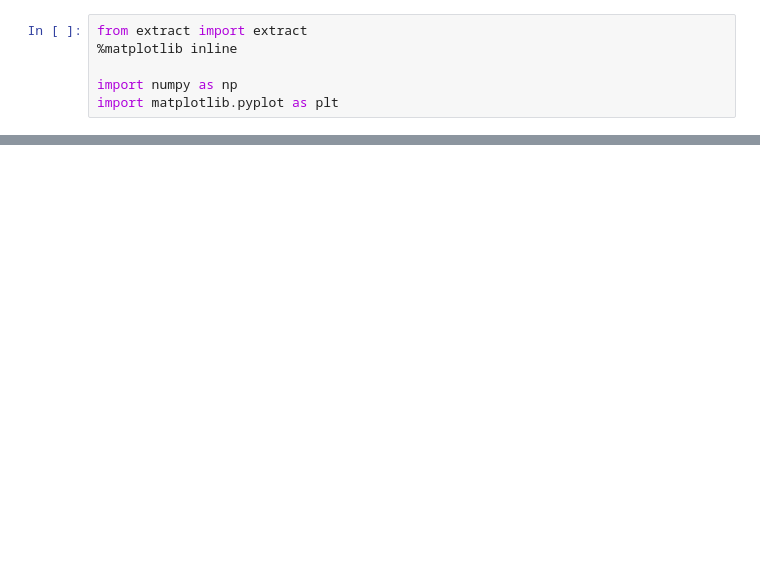
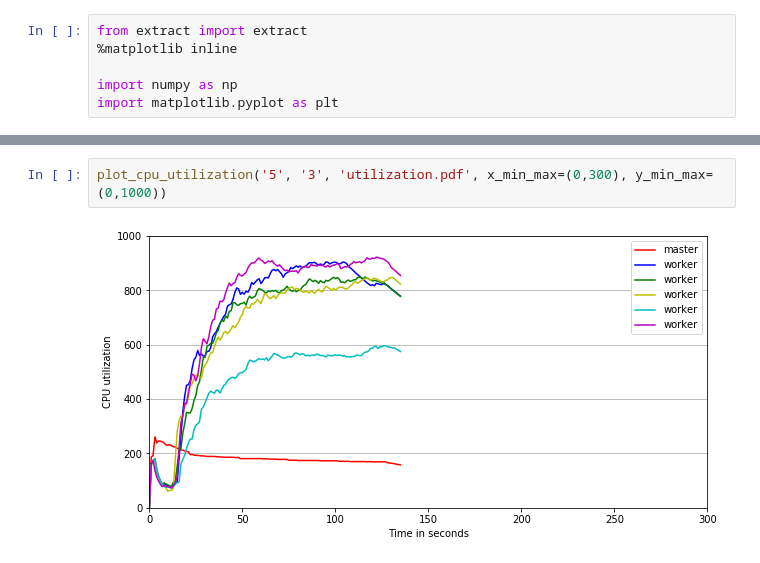
Before and after one commit to jmakr0/Distributed-Entity-Resolution, a Jupyter notebook: evaluation/plot/cpu-usage.ipynb, the cells around one changed output, grey strips where cells are left out. Cells and saved outputs as stored; diff of their text form; blank space fills up the shorter version.

```diff
--- a/evaluation/plot/cpu-usage.ipynb
+++ b/evaluation/plot/cpu-usage.ipynb
@@ -50,0 +70,4 @@ fig.savefig('cpu-usage.pdf')
+# %%
+plot_cpu_utilization('5', '3', 'utilization.pdf', x_min_max=(0,300), y_min_max=(0,1000))
+# %% [output]
+[figure, added]
```
Also changed, not shown: parts of 3 cells of this notebook, 1 other file.
